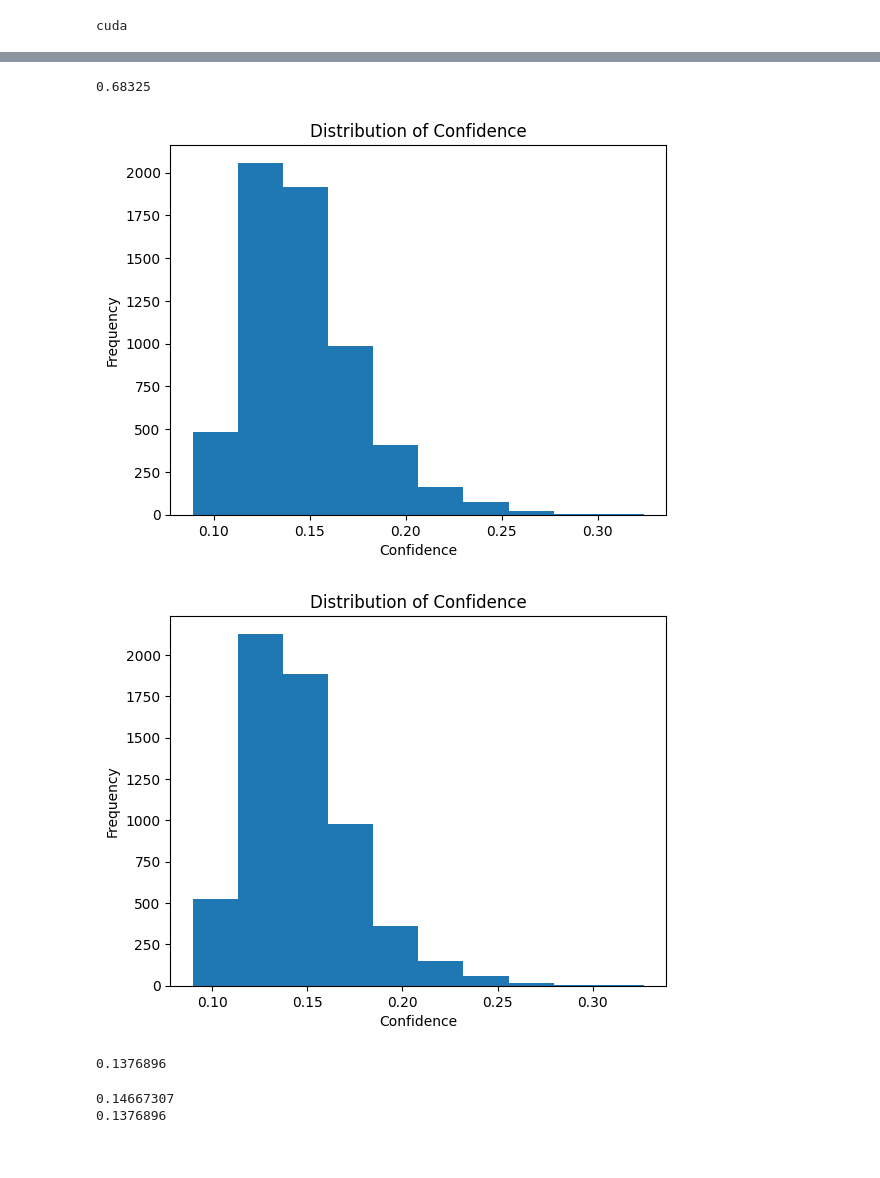
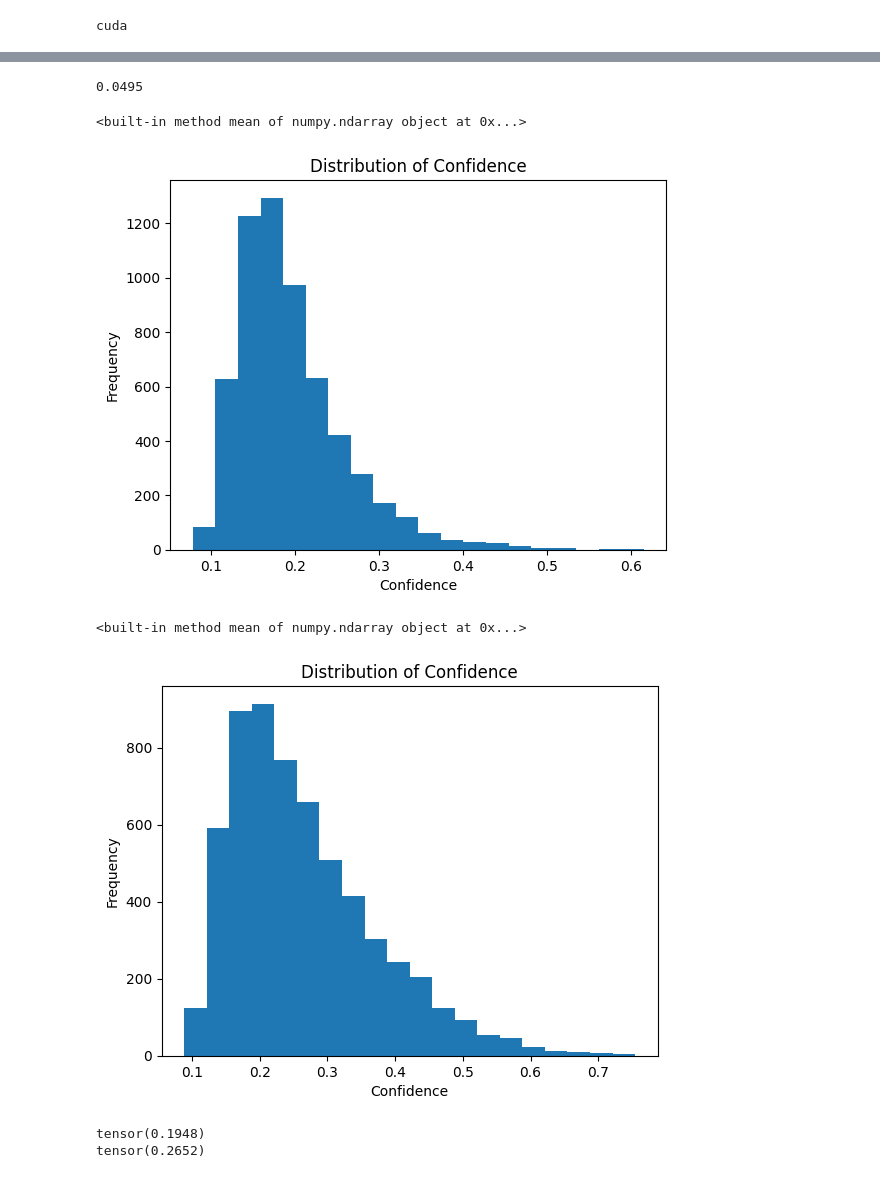
Before and after one commit to RaghavSinghal10/UniS-MMC, a Jupyter notebook: ipynb-notebooks-dgx6/noise_random.ipynb, the cells around one changed output, grey strips where cells are left out. Saved outputs shown, nothing was run; the diff lists cells and outputs as text; code cells hidden in the pictures.

Commit message:
plots

```diff
--- a/ipynb-notebooks-dgx6/noise_random.ipynb
+++ b/ipynb-notebooks-dgx6/noise_random.ipynb
@@ -29,7 +29,7 @@ cuda
 # %%
 args = SimpleNamespace(
     name='MMC',
-    dataset='Food101',  # Adjust as per your dataset or requirement
+    dataset='n24news',  # Adjust as per your dataset or requirement
     text_type='abstract',
     mmc='UniSMMC',
     mmc_tao=0.07,
@@ -38,7 +38,7 @@ args = SimpleNamespace(
     min_epoch=1,
     valid_step=50,
     max_length=512,
-    text_encoder='bert_base',
+    text_encoder='roberta_base',
     image_encoder='vit_base',
     text_out=768,
     img_out=768,
@@ -116,12 +117,12 @@ model = MMC(args).to(args.device)
 # %%
 #model_path= '/home/raghav/multimodal-classification/UniS-MMC/saved-models-for-visualization/Food101-best-m3co+multisoftclip.pth'
 #model_path = '/home/raghav/multimodal-classification/UniS-MMC/saved-models-for-visualization/Food101-best-m3co.pth'
-model_path = '/home/raghav/multimodal-classification/UniS-MMC/saved-models-for-visualization/Food101-best-multisoftclip.pth'
+#model_path = '/home/raghav/multimodal-classification/UniS-MMC/saved-models-for-visualization/Food101-best-multisoftclip.pth'
 #model_path = '/home/raghav/multimodal-classification/UniS-MMC/saved-models-for-visualization/Food101-best-no-unimodal.pth'
 #model_path = '/home/raghav/multimodal-classification/UniS-MMC/saved-models-for-visualization/Food101-best-mixup.pth'
 
 
-#model_path = '/home/raghav/multimodal-classification/UniS-MMC/saved-models-for-visualization/n24news-best-m3co+multisoftclip-abstract.pth'
+model_path = '/home/raghav/multimodal-classification/UniS-MMC/saved-models-for-visualization/n24news-best-m3co+multisoftclip-abstract.pth'
 #model_path = '/home/raghav/multimodal-classification/UniS-MMC/saved-models-for-visualization/n24news-best-m3co-abstract.pth'
 #model_path = '/home/raghav/multimodal-classification/UniS-MMC/saved-models-for-visualization/n24news-best-multisoftclip-abstract.pth'
 #model_path = '/home/raghav/multimodal-classification/UniS-MMC/saved-models-for-visualization/n24news-best-no-unimodal-abstract.pth'
@@ -135,11 +142,12 @@ model.eval()
 with torch.no_grad():
         y_pred = []
         y_true = []
+
         with tqdm(dataloader) as td:
             for batch_image, text_input_ids, text_token_type_ids, text_attention_mask, batch_label in td:
                 text = text_input_ids.cuda(), text_token_type_ids.cuda(), text_attention_mask.cuda()
                 image = batch_image.cuda()
-                logit = model.infer(text, image, noise_text=False, noise_image=False, random_text=True, random_image=False)
+                logit = model.infer(text, image, noise_text=False, noise_image=False, random_text=True, random_image=True)
                 y_pred.append(logit.cpu())
                 y_true.append(batch_label.cpu())
 
@@ -151,38 +159,37 @@ best_results = collect_metrics(args.dataset, true, prob)
 acc = best_results['acc']
 print(acc)
 # %% [output]
-0.68325
+0.0495
 # %%
 softmax_logits = F.softmax(logits, dim=1)
 max_values, _ = torch.max(softmax_logits, dim=1)
 
-plt.hist(max_values, bins=10)
+print(max_values.cpu().numpy().mean)
+plt.hist(max_values, bins=20)
 plt.xlabel('Confidence')
 plt.ylabel('Frequency')
 plt.title('Distribution of Confidence')
 plt.show()
 # %% [output]
+<built-in method mean of numpy.ndarray object at 0x...>
-[figure, old version]
+[figure, new version]
 # %%
 softmax_logits = F.softmax(logits, dim=1)
 max_values_2, _ = torch.max(softmax_logits, dim=1)
 
-plt.hist(max_values, bins=10)
+print(max_values_2.cpu().numpy().mean)
+
+plt.hist(max_values_2, bins=20)
 plt.xlabel('Confidence')
 plt.ylabel('Frequency')
 plt.title('Distribution of Confidence')
 plt.show()
 # %% [output]
+<built-in method mean of numpy.ndarray object at 0x...>
-[figure, old version]
+[figure, new version]
 # %%
-print(np.mean(max_values_2))
+print(torch.mean(max_values))
+print(torch.mean(max_values_2))
 # %% [output]
-0.1376896
+tensor(0.1948)
+tensor(0.2652)
-# %%
-import numpy as np
-
-print(np.mean(max_values))
-print(np.mean(max_values_2))
-# %% [output]
-0.14667307
-0.1376896
```
Also changed, not shown: parts of 5 cells of this notebook, 5 other files.
